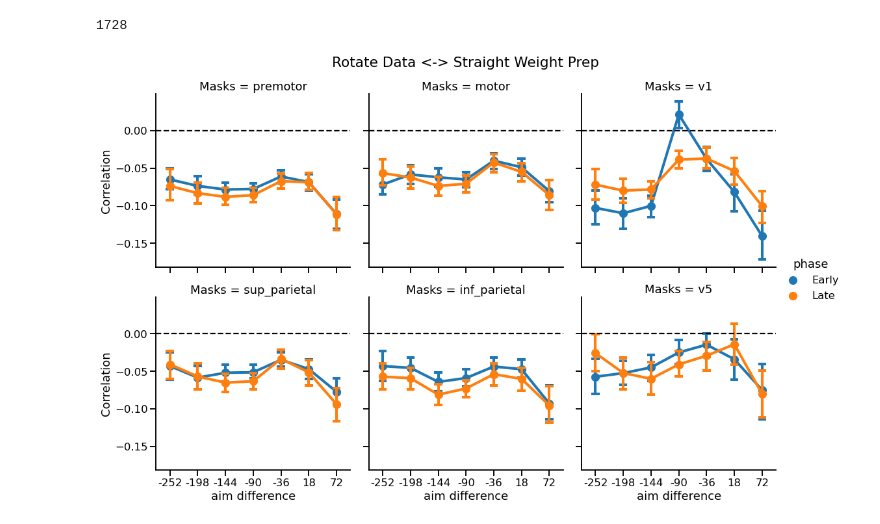
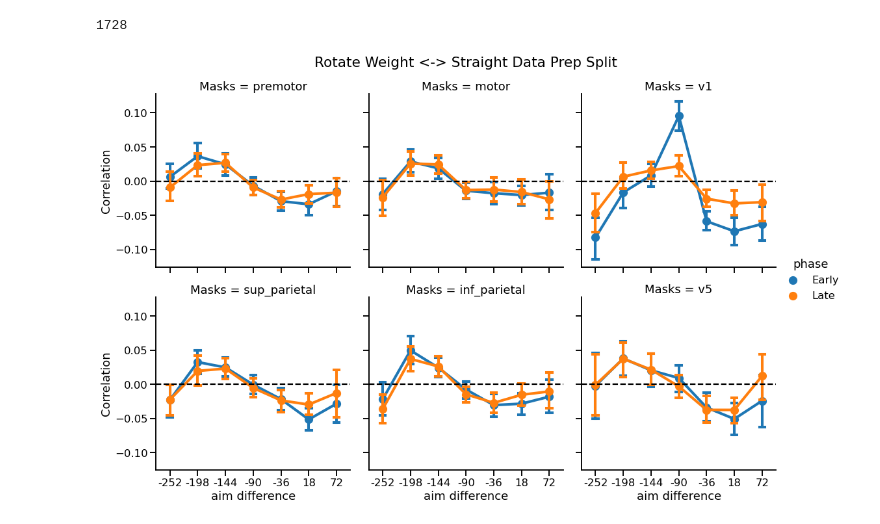
Before and after one commit to tejas-savalia/fmri_project, a Jupyter notebook: across_subjects_mvpa.ipynb, the cells around one changed output. Cells and saved outputs as stored; diff of their text form; code cells hidden in the pictures.

```diff
--- a/across_subjects_mvpa.ipynb
+++ b/across_subjects_mvpa.ipynb
@@ -90,8 +90,8 @@ sns.catplot(x = 'Target Location Straight', y = 'Kl Div', hue = 'Target Location
 <seaborn.axisgrid.FacetGrid at 0x...>
 [figure]
 # %%
-weight_weight_late = pd.read_csv('str_weight_rot_data_corr_svm_late_prep.csv').drop('Unnamed: 0', axis = 1)
-weight_weight_init = pd.read_csv('str_weight_rot_data_corr_svm_init_prep.csv').drop('Unnamed: 0', axis = 1)
+weight_weight_init = pd.read_csv('rot_weight_str_data_corr_svm_early_prep_cv_mean.csv').drop('Unnamed: 0', axis = 1)
+weight_weight_late = pd.read_csv('rot_weight_str_data_corr_svm_late_prep_cv_mean.csv').drop('Unnamed: 0', axis = 1)
 
 len(weight_weight_init)
 # %% [output]
@@ -105,14 +105,14 @@ weight_weight['aim difference'] = weight_weight['aim direction'] - weight_weight
 # %%
 sns.set_context('talk')
 g = sns.catplot(x = 'aim difference', y = 'Correlation',  col = 'Masks', hue = 'phase',
             data = weight_weight,
             kind = 'point', capsize = 0.2, col_wrap=3
            )
 for col in range(6):
     g.axes[col].axhline(0, ls = '--', color = 'black')
 
-g.fig.suptitle('Rotate Data <-> Straight Weight Prep')
+g.fig.suptitle('Rotate Weight <-> Straight Data Prep Split')
 g.fig.subplots_adjust(top=.9)
 # %% [output]
-[figure, old version]
+[figure, new version]
 # %%
```
Also changed, not shown: parts of 5 cells of this notebook.
